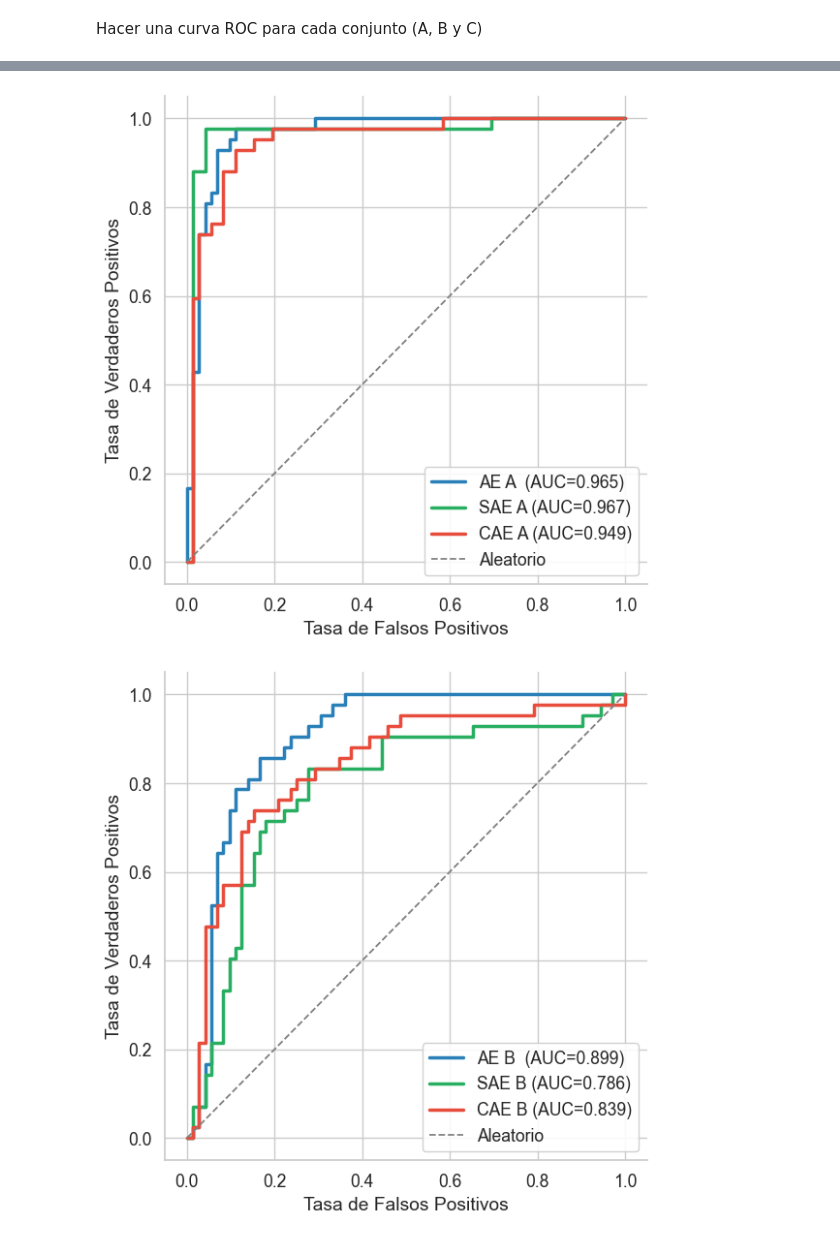
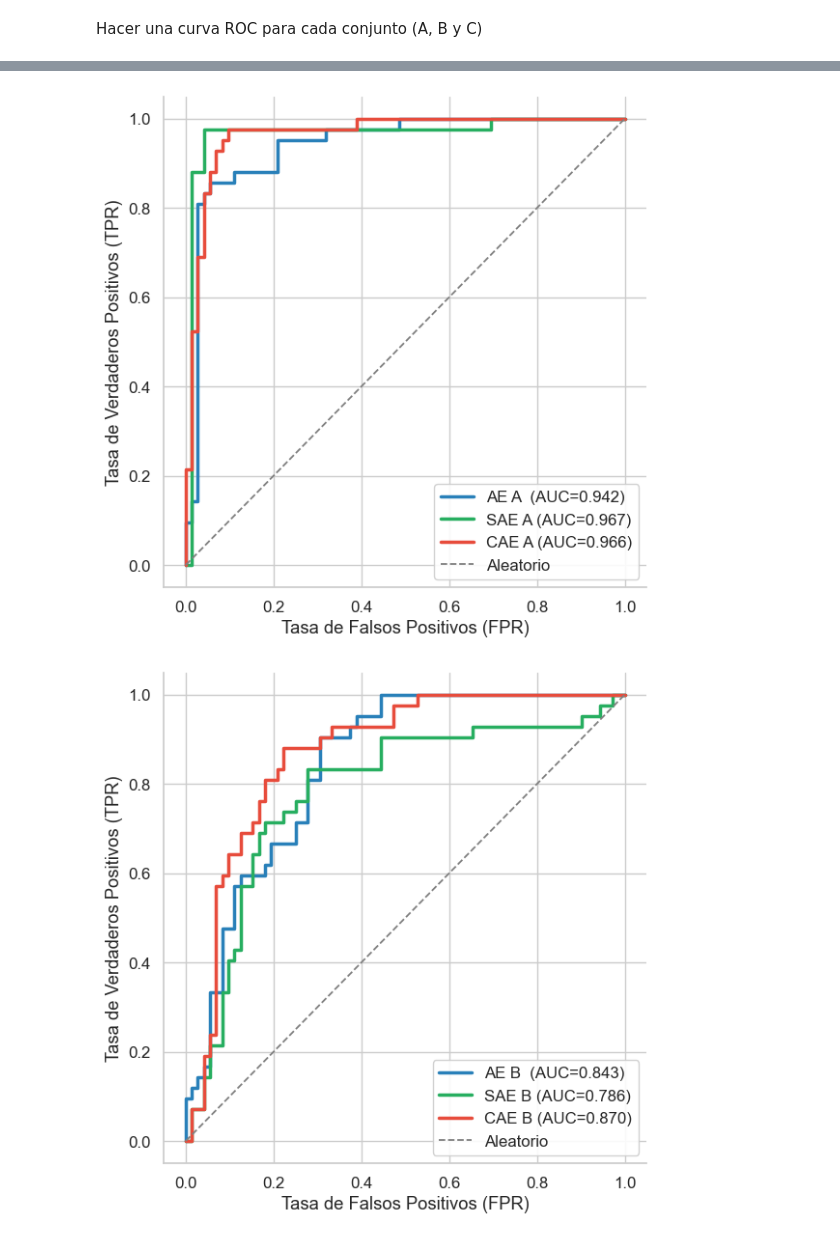
Before and after one commit to matias-cisnero/anomaly-detection-with-autoencoder, a Jupyter notebook: notebooks/test.ipynb, the cells around one changed output, grey strips where cells are left out. Drawn from its saved outputs; the diff is of its cells as text; code cells hidden in the pictures.

```diff
--- a/notebooks/test.ipynb
+++ b/notebooks/test.ipynb
@@ -44,15 +44,17 @@ Dispositivo usado: cuda (NVIDIA GeForce GTX 970)
 3       train        0.10       193         21    214
 4       train        0.25       161         53    214
 # %%
-AE_A_PATH = "../models/Autoencoder_2025-12-10T23.44_lr=0.001_set=A.pth"
-AE_B_PATH = "../models/Autoencoder_2025-12-10T23.45_lr=0.001_set=B.pth"
-AE_C_PATH = "../models/Autoencoder_2025-12-10T23.45_lr=0.001_set=C.pth"
+AE_A_PATH = "../models/Autoencoder_2025-12-11T00.13_lr=0.001_set=A.pth"
+AE_B_PATH = "../models/Autoencoder_2025-12-11T00.14_lr=0.001_set=B.pth"
+AE_C_PATH = "../models/Autoencoder_2025-12-11T00.14_lr=0.001_set=C.pth"
+
 SAE_A_PATH = "../models/SAE_2025-12-10T23.33_lr=0.001_set=A.pth"
 SAE_B_PATH = "../models/SAE_2025-12-10T23.33_lr=0.001_set=B.pth"
 SAE_C_PATH = "../models/SAE_2025-12-10T23.33_lr=0.001_set=C.pth"
-CAE_A_PATH = "../models/CAE_2025-12-10T23.50_lr=0.001_set=A.pth"
-CAE_B_PATH = "../models/CAE_2025-12-10T23.50_lr=0.001_set=B.pth"
-CAE_C_PATH = "../models/CAE_2025-12-10T23.50_lr=0.001_set=C.pth"
+
+CAE_A_PATH = "../models/CAE_2025-12-11T12.30_lr=0.001_set=A.pth"
+CAE_B_PATH = "../models/CAE_2025-12-11T12.32_lr=0.001_set=B.pth"
+CAE_C_PATH = "../models/CAE_2025-12-11T12.32_lr=0.001_set=C.pth"
 # %%
 # Modelos Autoencoder
 #"""
@@ -69,7 +71,7 @@ modelo_A.summary()
 #"""
 modelo_A = SAE.load(path=SAE_A_PATH, device=device)
 modelo_B = SAE.load(path=SAE_B_PATH, device=device)
-modelo_C = SAE.load(path=SAE_B_PATH, device=device)
+modelo_C = SAE.load(path=SAE_C_PATH, device=device)
 
 modelo_A.summary()
 #"""
@@ -424,7 +477,7 @@ import matplotlib.pyplot as plt
 import seaborn as sns
 from sklearn.metrics import roc_curve, auc
 
-sns.set_theme(style="whitegrid", context="notebook", font_scale=1.15)
+sns.set_theme(style="whitegrid", context="notebook", font_scale=1.1)
 
 # ---- Modelos A (Set A) ----
 ae_A = Autoencoder.load(path=AE_A_PATH, device=device)
@@ -454,34 +507,34 @@ def graficar_roc(model_AE, model_SAE, model_CAE, etiqueta):
     err_CAE = calculate_reconstruction_error(model_CAE, X, device)
 
     # ROC
     fpr_AE,  tpr_AE,  _ = roc_curve(Y, err_AE)
     fpr_SAE, tpr_SAE, _ = roc_curve(Y, err_SAE)
     fpr_CAE, tpr_CAE, _ = roc_curve(Y, err_CAE)
 
     auc_AE  = auc(fpr_AE,  tpr_AE)
     auc_SAE = auc(fpr_SAE, tpr_SAE)
     auc_CAE = auc(fpr_CAE, tpr_CAE)
 
     # --- Figura ---
     plt.figure(figsize=(6, 6))
 
     plt.plot(fpr_AE,  tpr_AE,  lw=2.5, color=colores["AE"], alpha=1,  label=f"AE {etiqueta}  (AUC={auc_AE:.3f})")
     plt.plot(fpr_SAE, tpr_SAE, lw=2.5, color=colores["SAE"], alpha=1, label=f"SAE {etiqueta} (AUC={auc_SAE:.3f})")
     plt.plot(fpr_CAE, tpr_CAE, lw=2.5, color=colores["CAE"], alpha=1, label=f"CAE {etiqueta} (AUC={auc_CAE:.3f})")
 
     plt.plot([0,1],[0,1], linestyle="--", color="gray", lw=1.3, label="Aleatorio")
 
-    plt.xlabel("Tasa de Falsos Positivos")
-    plt.ylabel("Tasa de Verdaderos Positivos")
+    plt.xlabel('Tasa de Falsos Positivos (FPR)')
+    plt.ylabel('Tasa de Verdaderos Positivos (TPR)')
     plt.legend(loc="lower right", frameon=True, fancybox=True, framealpha=0.9)
 
     sns.despine()
     plt.tight_layout()
     plt.show()
 
 graficar_roc(ae_A, sae_A, cae_A, "A")
 graficar_roc(ae_B, sae_B, cae_B, "B")
 graficar_roc(ae_C, sae_C, cae_C, "C")
 # %% [output]
-[figure, old version]
+[figure, new version]
-[figure, old version]
+[figure, new version]
```
Also changed, not shown: parts of 8 cells of this notebook, 6 other files.
